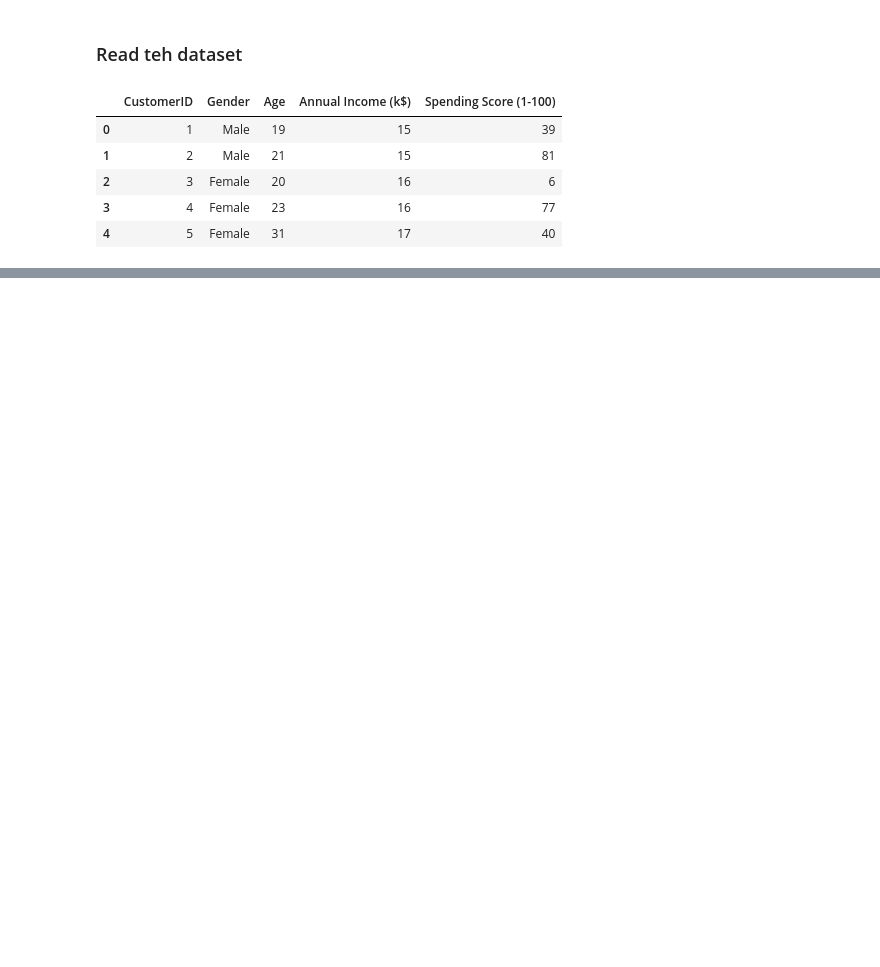
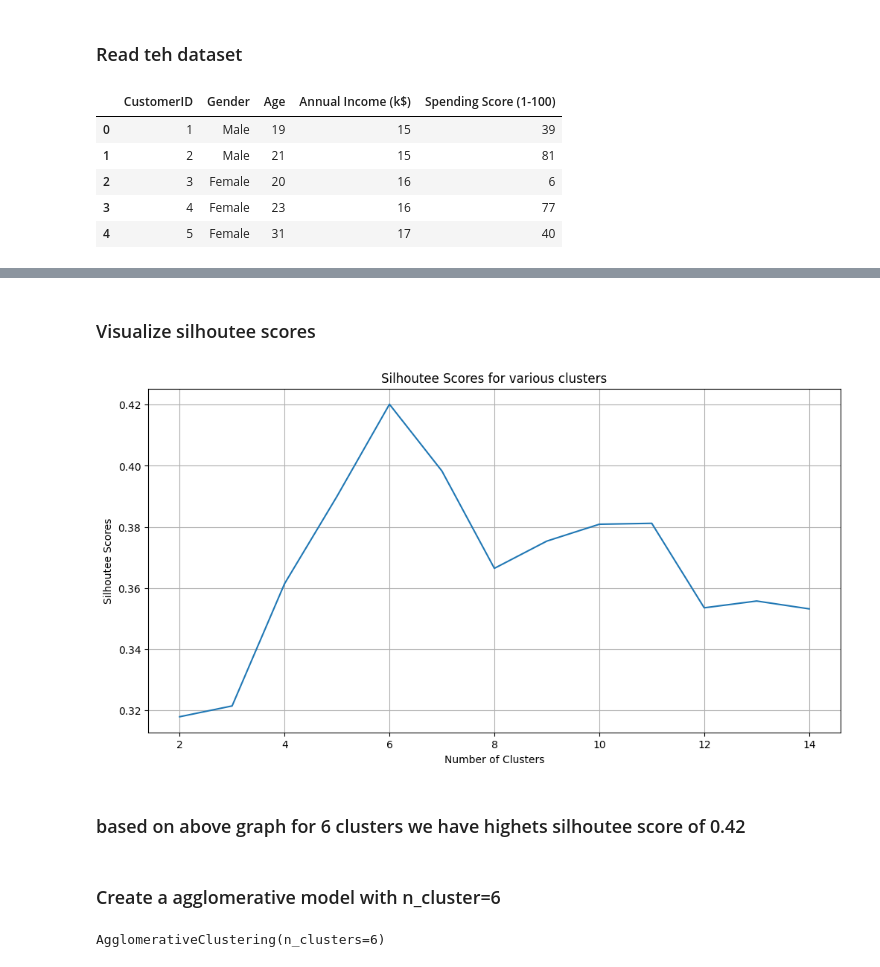
Before and after one commit to nikitagund17/ETLHive, a Jupyter notebook: Hierarchical Clustering/Agglomerative.ipynb, the cells around one changed output, grey strips where cells are left out. Drawn from its saved outputs; the diff is of its cells as text; code cells hidden in the pictures; blank space fills up the shorter version.

```diff
--- a/Hierarchical Clustering/Agglomerative.ipynb
+++ b/Hierarchical Clustering/Agglomerative.ipynb
@@ -20,0 +91,6 @@ df.head()
+# %%
+num_pipe=Pipeline(steps=[('impute',SimpleImputer(strategy='median')),
+                         ('scaler',StandardScaler())]).set_output(transform='pandas')
+# %%
+X_pre=num_pipe.fit_transform(X)
+X_pre.head()
@@ -20,0 +125,3 @@ df.head()
+# %%
+n=list(range(2,15))
+n
@@ -20,0 +130,11 @@ df.head()
+# %%
+scores=[]
+for i in n:
+    #create the model
+    model=AgglomerativeClustering(n_clusters=i)
+    model.fit(X_pre)
+    #predict the model clusters
+    lb=model.labels_
+    # calculate silhoutte scores
+    sil=silhouette_score(X_pre,lb)
+    scores.append(sil)
@@ -20,0 +157,22 @@ df.head()
+# %% [markdown]
+### Visualize silhoutee scores
+# %%
+import matplotlib.pyplot as plt
+plt.figure(figsize=(12,6))
+plt.plot(n,scores)
+plt.xlabel('Number of Clusters')
+plt.ylabel('Silhoutee Scores')
+plt.title('Silhoutee Scores for various clusters')
+plt.grid()
+plt.show()
+# %% [output]
+[figure, added]
+# %% [markdown]
+### based on above graph for 6 clusters we have highets silhoutee score of 0.42
+# %% [markdown]
+### Create a agglomerative model with n_cluster=6
+# %%
+model=AgglomerativeClustering(n_clusters=6)
+model.fit(X_pre)
+# %% [output]
+AgglomerativeClustering(n_clusters=6)
```
Also changed, not shown: parts of 33 cells of this notebook, 3 other files.
